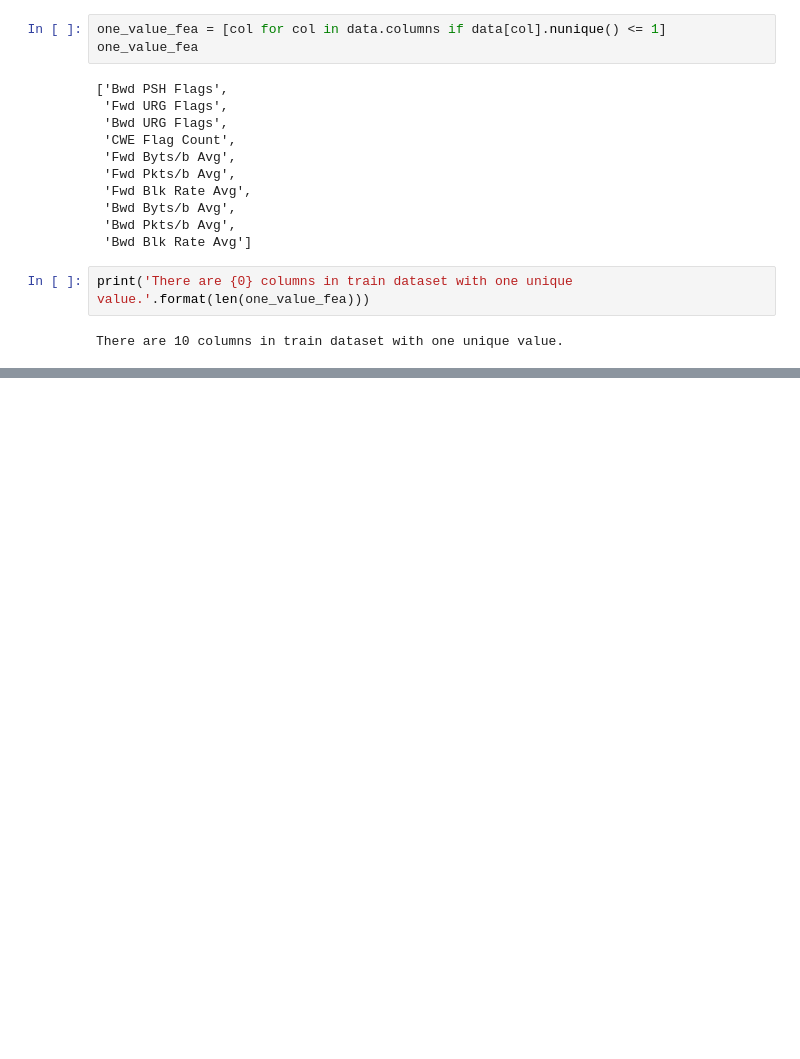
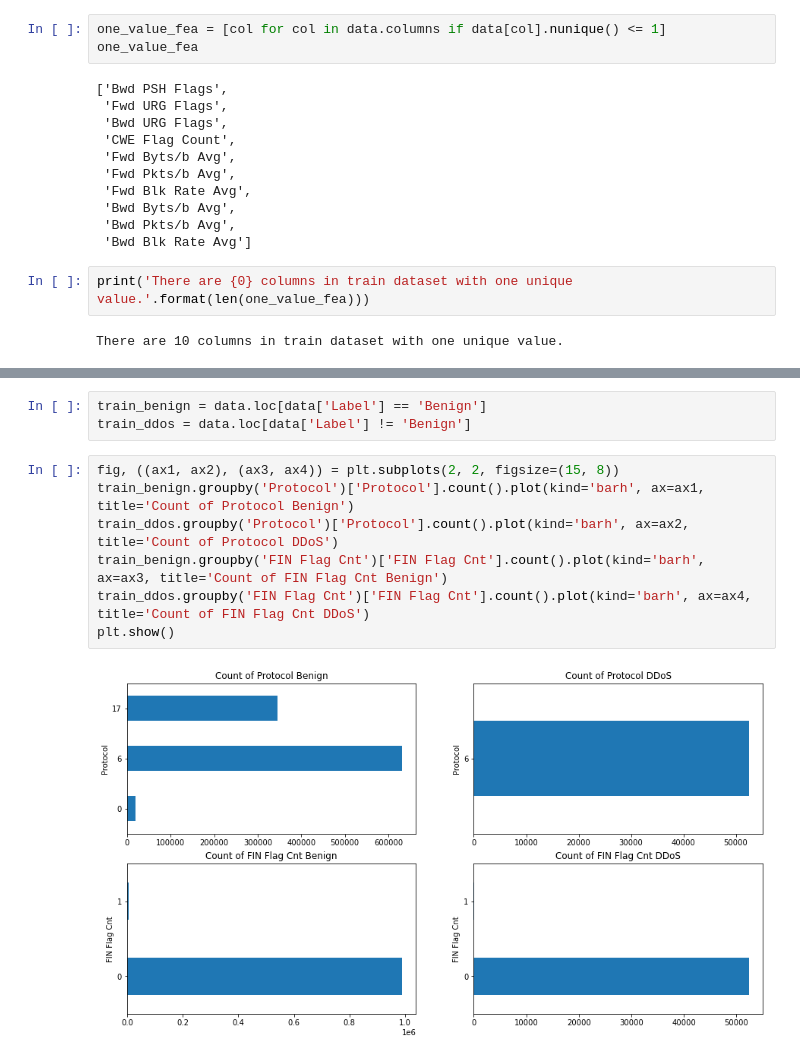
Before and after one commit to Bil369/IDS2018-DDoS-Traffic-Classify, a Jupyter notebook: EDA.ipynb, the cells around one changed output, grey strips where cells are left out. Drawn from its saved outputs; the diff is of its cells as text; blank space fills up the shorter version.

```diff
--- a/EDA.ipynb
+++ b/EDA.ipynb
@@ -125,0 +297,12 @@ There are 10 columns in train dataset with one unique value.
+# %%
+train_benign = data.loc[data['Label'] == 'Benign']
+train_ddos = data.loc[data['Label'] != 'Benign']
+# %%
+fig, ((ax1, ax2), (ax3, ax4)) = plt.subplots(2, 2, figsize=(15, 8))
+train_benign.groupby('Protocol')['Protocol'].count().plot(kind='barh', ax=ax1, title='Count of Protocol Benign')
+train_ddos.groupby('Protocol')['Protocol'].count().plot(kind='barh', ax=ax2, title='Count of Protocol DDoS')
+train_benign.groupby('FIN Flag Cnt')['FIN Flag Cnt'].count().plot(kind='barh', ax=ax3, title='Count of FIN Flag Cnt Benign')
+train_ddos.groupby('FIN Flag Cnt')['FIN Flag Cnt'].count().plot(kind='barh', ax=ax4, title='Count of FIN Flag Cnt DDoS')
+plt.show()
+# %% [output]
+[figure, added]
```
Also changed, not shown: parts of 18 cells of this notebook.
